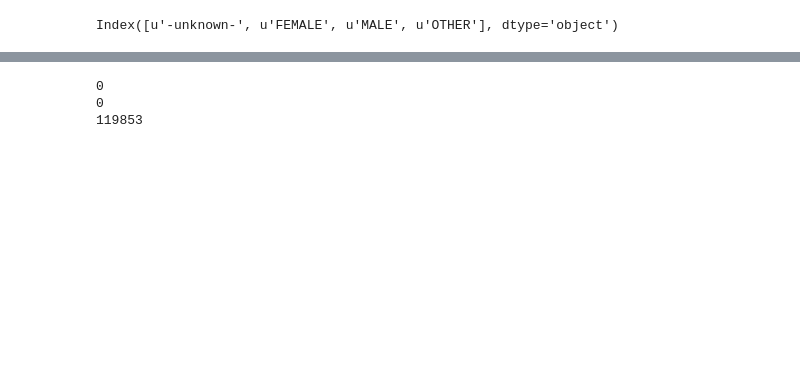
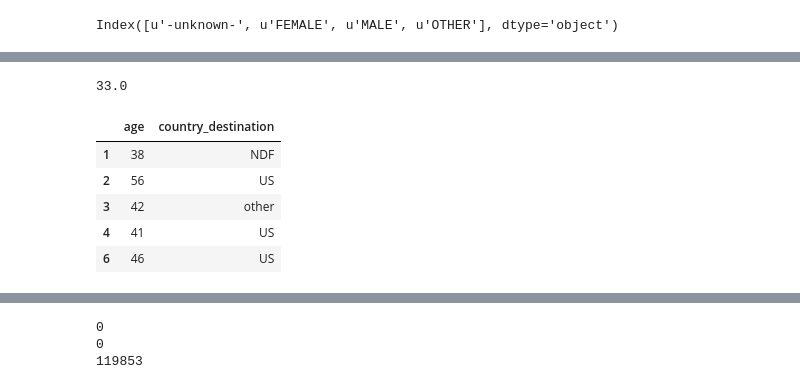
Before and after one commit to ah3200/airbnb-kaggle, a Jupyter notebook: Airbnb-destination-prediction-v5.ipynb, the cells around one changed output, grey strips where cells are left out. Cells and saved outputs as stored; diff of their text form; code cells hidden in the pictures; blank space fills up the shorter version.

```diff
--- a/Airbnb-destination-prediction-v5.ipynb
+++ b/Airbnb-destination-prediction-v5.ipynb
@@ -95,0 +118,13 @@ sns.distplot(users[users.age < 120].age)
+# %%
+users[(users.age < 90) & (users.age > 15)].age.median()
+# %% [output]
+33.0
+# %%
+users[(users.age < 90) & (users.age > 15)][['age','country_destination']].head()
+# %% [output]
+|  | age | country_destination |
+| 1 | 38 | NDF |
+| 2 | 56 | US |
+| 3 | 42 | other |
+| 4 | 41 | US |
+| 6 | 46 | US |
```
Also changed, not shown: parts of 92 cells of this notebook.
